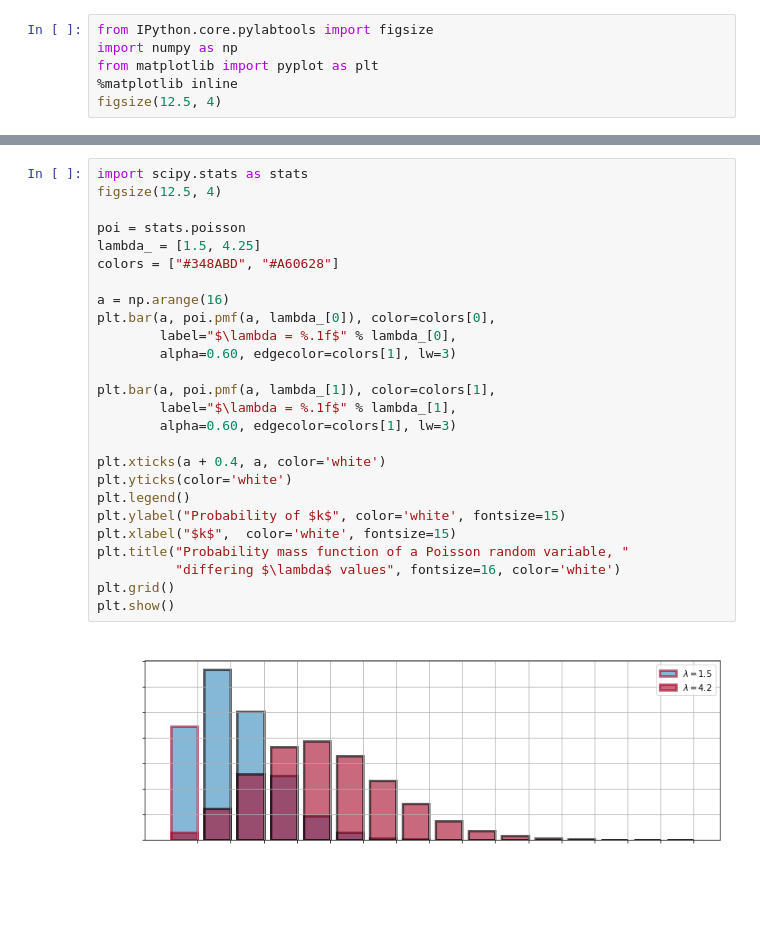
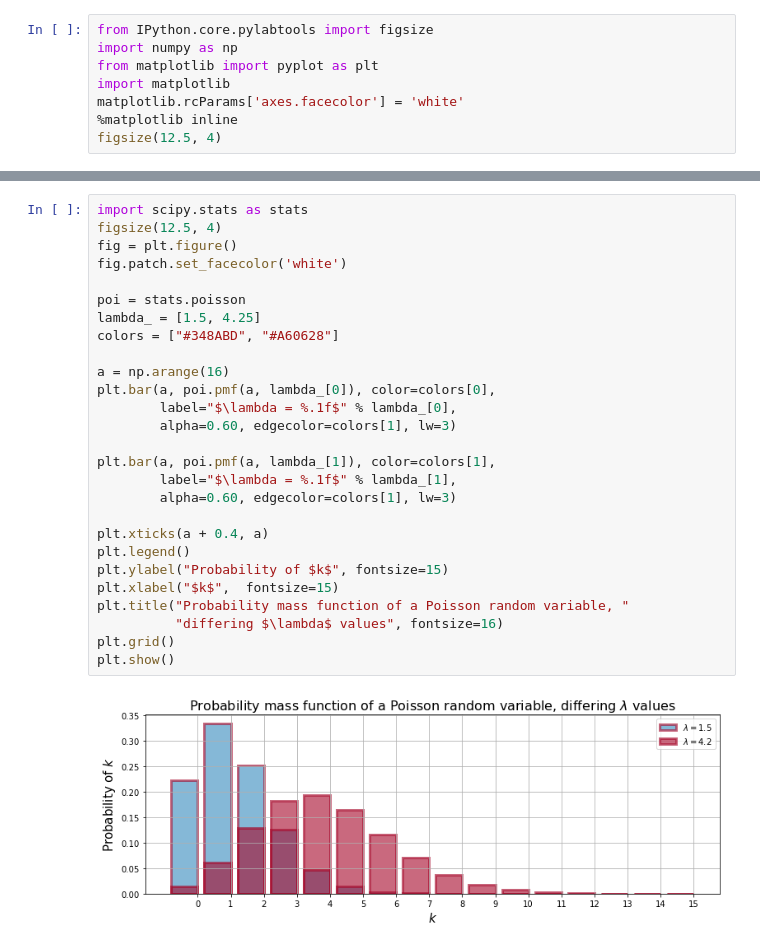
Before and after one commit to Leonhalt3141/mcmc_lecture, a Jupyter notebook: ch01/The Philosophy of Bayesian Inference.ipynb, the cells around one changed output, grey strips where cells are left out. Saved outputs shown, nothing was run; the diff lists cells and outputs as text; blank space fills up the shorter version.

```diff
--- a/ch01/The Philosophy of Bayesian Inference.ipynb
+++ b/ch01/The Philosophy of Bayesian Inference.ipynb
@@ -2,6 +2,8 @@
 from IPython.core.pylabtools import figsize
 import numpy as np
 from matplotlib import pyplot as plt
+import matplotlib
+matplotlib.rcParams['axes.facecolor'] = 'white'
 %matplotlib inline
 figsize(12.5, 4)
 # %%
@@ -26,28 +31,29 @@ plt.show()
 # %%
 import scipy.stats as stats
 figsize(12.5, 4)
+fig = plt.figure()
+fig.patch.set_facecolor('white')
 
 poi = stats.poisson
 lambda_ = [1.5, 4.25]
 colors = ["#348ABD", "#A60628"]
 
 a = np.arange(16)
 plt.bar(a, poi.pmf(a, lambda_[0]), color=colors[0],
         label="$\lambda = %.1f$" % lambda_[0],
         alpha=0.60, edgecolor=colors[1], lw=3)
 
 plt.bar(a, poi.pmf(a, lambda_[1]), color=colors[1],
         label="$\lambda = %.1f$" % lambda_[1],
         alpha=0.60, edgecolor=colors[1], lw=3)
 
-plt.xticks(a + 0.4, a, color='white')
-plt.yticks(color='white')
+plt.xticks(a + 0.4, a)
 plt.legend()
-plt.ylabel("Probability of $k$", color='white', fontsize=15)
-plt.xlabel("$k$",  color='white', fontsize=15)
+plt.ylabel("Probability of $k$", fontsize=15)
+plt.xlabel("$k$",  fontsize=15)
 plt.title("Probability mass function of a Poisson random variable, "
-          "differing $\lambda$ values", fontsize=16, color='white')
+          "differing $\lambda$ values", fontsize=16)
 plt.grid()
 plt.show()
 # %% [output]
-[figure, old version]
+[figure, new version]
```
Also changed, not shown: parts of 8 cells of this notebook.
